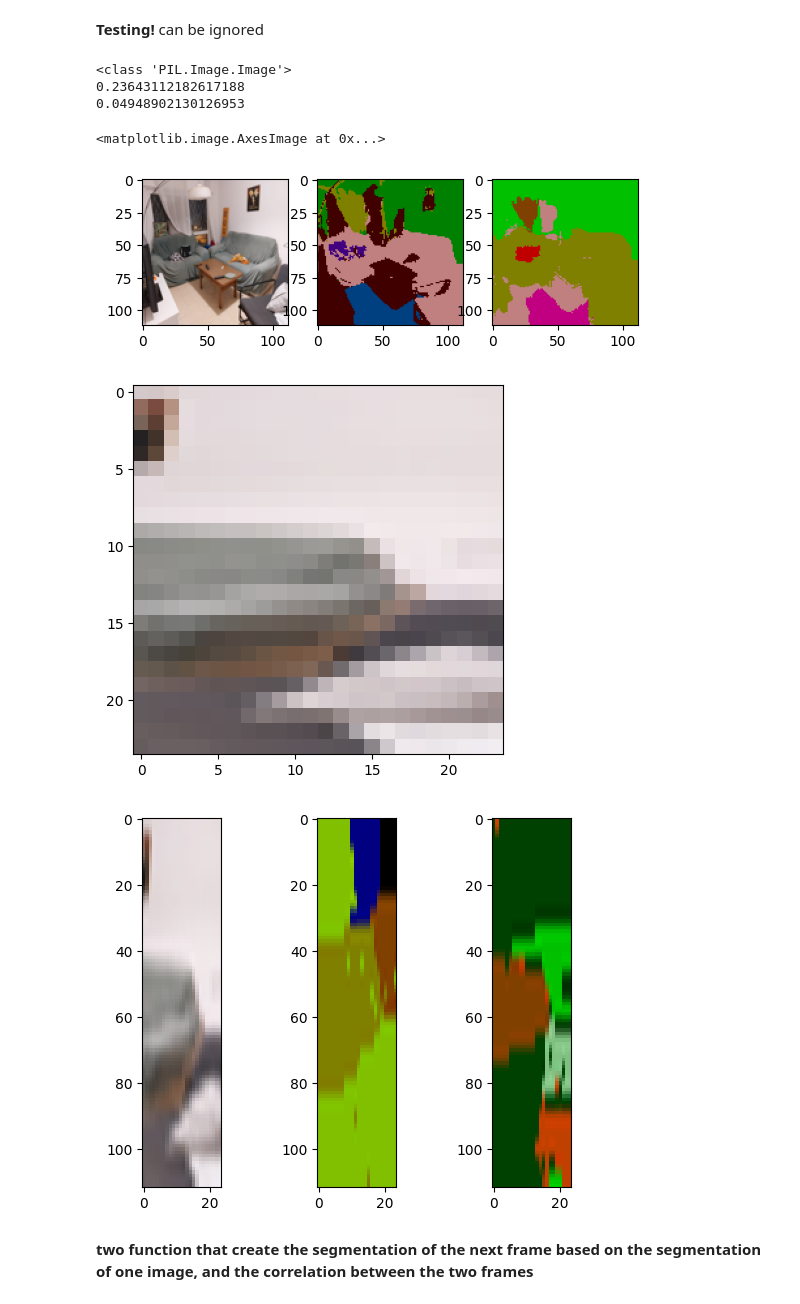
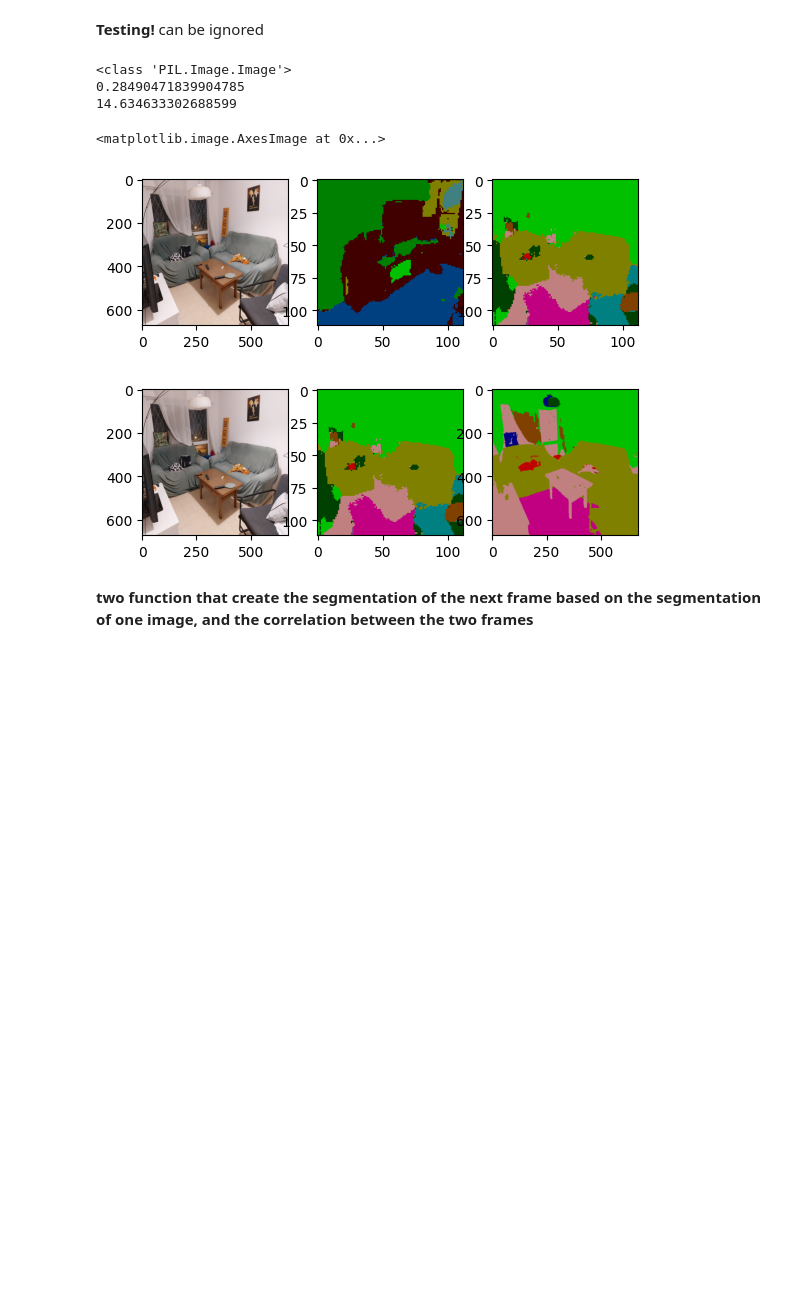
Before and after one commit to gershtein1998/Project_Image_segmentation_2024, a Jupyter notebook: project_stego_final.ipynb, the cells around one changed output. Drawn from its saved outputs; the diff is of its cells as text; code cells hidden in the pictures; blank space fills up the shorter version.

```diff
--- a/project_stego_final.ipynb
+++ b/project_stego_final.ipynb
@@ -91,7 +91,7 @@ from torchvision.transforms.functional import to_tensor
 from utils import get_transform
 
 
-img = Image.open(path+'images/tv_stand.jpg')
+img = Image.open(path+...)
 transform = get_transform(448, False, "center")
 img = transform(img).unsqueeze(0).cuda()
 
@@ -290,7 +290,7 @@ print(etime-stime)
 # %%
 import time
 #testing!!! can be ignored!!!
-address = path + 'images/tv_stand.jpg'
+address = path + ...
 img = Image.open(address).resize((100,100))
 
 plt.figure()
@@ -315,50 +315,42 @@ plt.imshow(img_linear_pred)
 # %%
 import numpy as np
 from PIL import Image
 #testing!!! can be ignored!!!
 
-address = path + 'images/Beer_sheva_livingroom.jpg'
-img = Image.open(address).resize((112,112))
+address = path + ...
+img = Image.open(address).resize((112*6,112*6))
 print(type(img))
 
 plt.figure()
-plt.imshow(img)
 
 stime = time.time()
-img, img_cluster_pred, img_linear_pred = segmentation(img)#activation example
+_, _, img_linear_pred = segmentation(img,112)#activation example
 etime = time.time()
+_, _, img_linear_pred2 = segmentation(img,112*6)#activation example
+etime2 = time.time()
 print(etime-stime)
+print(etime2-etime)
 plt.subplot(1,3,1)
 plt.imshow(img)
 plt.subplot(1,3,2)
 plt.imshow(img_cluster_pred)
 plt.subplot(1,3,3)
 plt.imshow(img_linear_pred)
 
-img = Image.open(address).resize((112,112)).crop((112-24,0,112,112)).resize((24,24))
-
-plt.figure()
-plt.imshow(img)
-
-stime = time.time()
-img, img_cluster_pred, img_linear_pred = segmentation(img,24)#activation example
-etime = time.time()
-print(etime-stime)
 plt.figure()
 plt.subplot(1,3,1)
-plt.imshow(img.resize((24,112)))#how to stech it back to (112,24)
+plt.imshow(img)
 plt.subplot(1,3,2)
-plt.imshow(img_cluster_pred.resize((24,112)))
+plt.imshow(img_linear_pred)
 plt.subplot(1,3,3)
-plt.imshow(img_linear_pred.resize((24,112)))
+plt.imshow(img_linear_pred2)
 # %% [output]
 <class 'PIL.Image.Image'>
-0.23643112182617188
-0.04948902130126953
+0.28490471839904785
+14.634633302688599
 <matplotlib.image.AxesImage at 0x...>
-[figure, old version]
+[figure, new version]
-[figure, old version]
+[figure, new version]
-[figure, removed]
 # %% [markdown]
 **two function that create the segmentation of the next frame based on the segmentation of one image, and the correlation between the two frames**
 # %%
```
Also changed, not shown: parts of 15 cells of this notebook.
